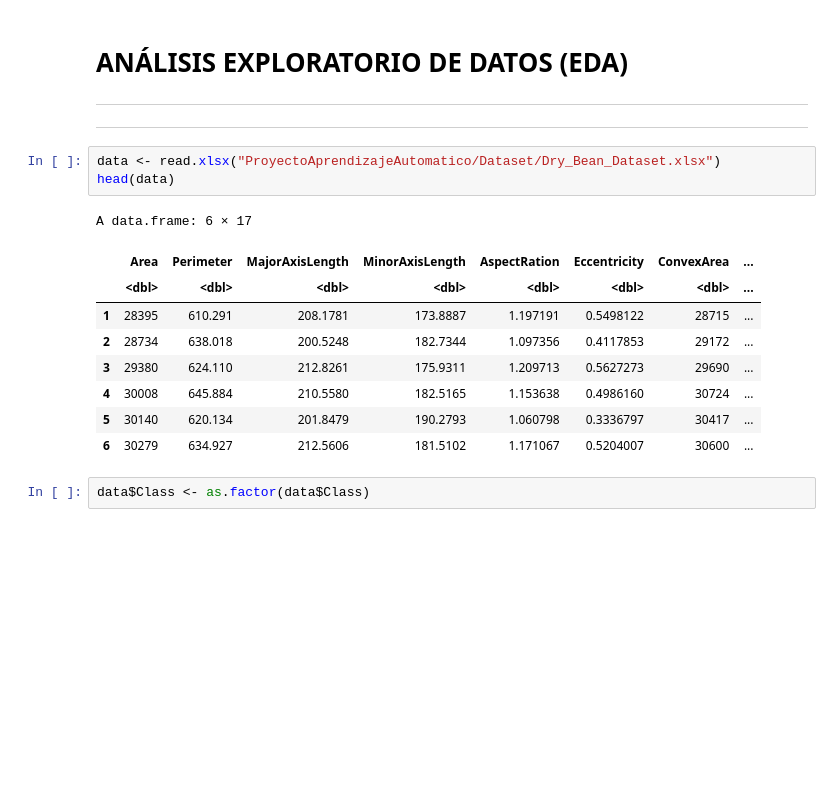
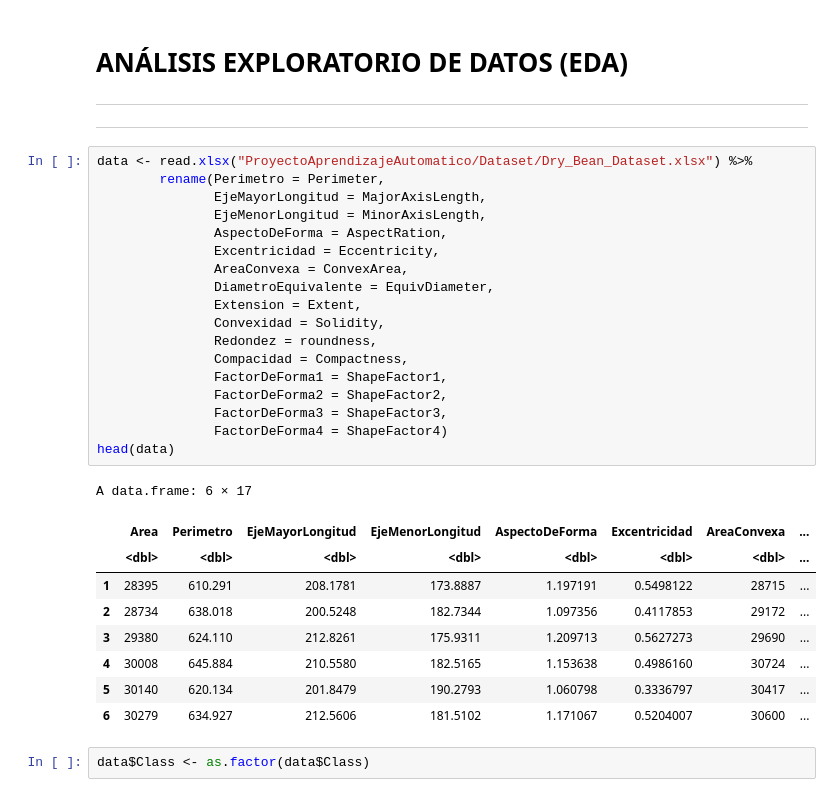
Before and after one commit to cramirez98/ProyectoAprendizajeAutomatico, a Jupyter notebook: AprendizajeAutomaticoProyecto.ipynb, the cells around one changed output. Cells and saved outputs as stored; diff of their text form; blank space fills up the shorter version.

```diff
--- a/AprendizajeAutomaticoProyecto.ipynb
+++ b/AprendizajeAutomaticoProyecto.ipynb
@@ -121,19 +136,34 @@ character(0)
 
 ---
 ---
-# %%
-data <- read.xlsx("ProyectoAprendizajeAutomatico/Dataset/Dry_Bean_Dataset.xlsx")
-head(data)
-# %% [output]
-A data.frame: 6 × 17
-|  | Area | Perimeter | MajorAxisLength | MinorAxisLength | AspectRation | Eccentricity | ConvexArea | ... |
-|  | <dbl> | <dbl> | <dbl> | <dbl> | <dbl> | <dbl> | <dbl> | ... |
-| 1 | 28395 | 610.291 | 208.1781 | 173.8887 | 1.197191 | 0.5498122 | 28715 | ... |
-| 2 | 28734 | 638.018 | 200.5248 | 182.7344 | 1.097356 | 0.4117853 | 29172 | ... |
-| 3 | 29380 | 624.110 | 212.8261 | 175.9311 | 1.209713 | 0.5627273 | 29690 | ... |
-| 4 | 30008 | 645.884 | 210.5580 | 182.5165 | 1.153638 | 0.4986160 | 30724 | ... |
-| 5 | 30140 | 620.134 | 201.8479 | 190.2793 | 1.060798 | 0.3336797 | 30417 | ... |
-| 6 | 30279 | 634.927 | 212.5606 | 181.5102 | 1.171067 | 0.5204007 | 30600 | ... |
+# %%
+data <- read.xlsx("ProyectoAprendizajeAutomatico/Dataset/Dry_Bean_Dataset.xlsx") %>%
+        rename(Perimetro = Perimeter,
+               EjeMayorLongitud = MajorAxisLength,
+               EjeMenorLongitud = MinorAxisLength,
+               AspectoDeForma = AspectRation,
+               Excentricidad = Eccentricity,
+               AreaConvexa = ConvexArea,
+               DiametroEquivalente = EquivDiameter,
+               Extension = Extent,
+               Convexidad = Solidity,
+               Redondez = roundness,
+               Compacidad = Compactness,
+               FactorDeForma1 = ShapeFactor1,
+               FactorDeForma2 = ShapeFactor2,
+               FactorDeForma3 = ShapeFactor3,
+               FactorDeForma4 = ShapeFactor4)
+head(data)
+# %% [output]
+A data.frame: 6 × 17
+|  | Area | Perimetro | EjeMayorLongitud | EjeMenorLongitud | AspectoDeForma | Excentricidad | AreaConvexa | ... |
+|  | <dbl> | <dbl> | <dbl> | <dbl> | <dbl> | <dbl> | <dbl> | ... |
+| 1 | 28395 | 610.291 | 208.1781 | 173.8887 | 1.197191 | 0.5498122 | 28715 | ... |
+| 2 | 28734 | 638.018 | 200.5248 | 182.7344 | 1.097356 | 0.4117853 | 29172 | ... |
+| 3 | 29380 | 624.110 | 212.8261 | 175.9311 | 1.209713 | 0.5627273 | 29690 | ... |
+| 4 | 30008 | 645.884 | 210.5580 | 182.5165 | 1.153638 | 0.4986160 | 30724 | ... |
+| 5 | 30140 | 620.134 | 201.8479 | 190.2793 | 1.060798 | 0.3336797 | 30417 | ... |
+| 6 | 30279 | 634.927 | 212.5606 | 181.5102 | 1.171067 | 0.5204007 | 30600 | ... |
 # %%
 data$Class <- as.factor(data$Class)
 # %% [markdown]
```
Also changed, not shown: parts of 73 cells of this notebook.
